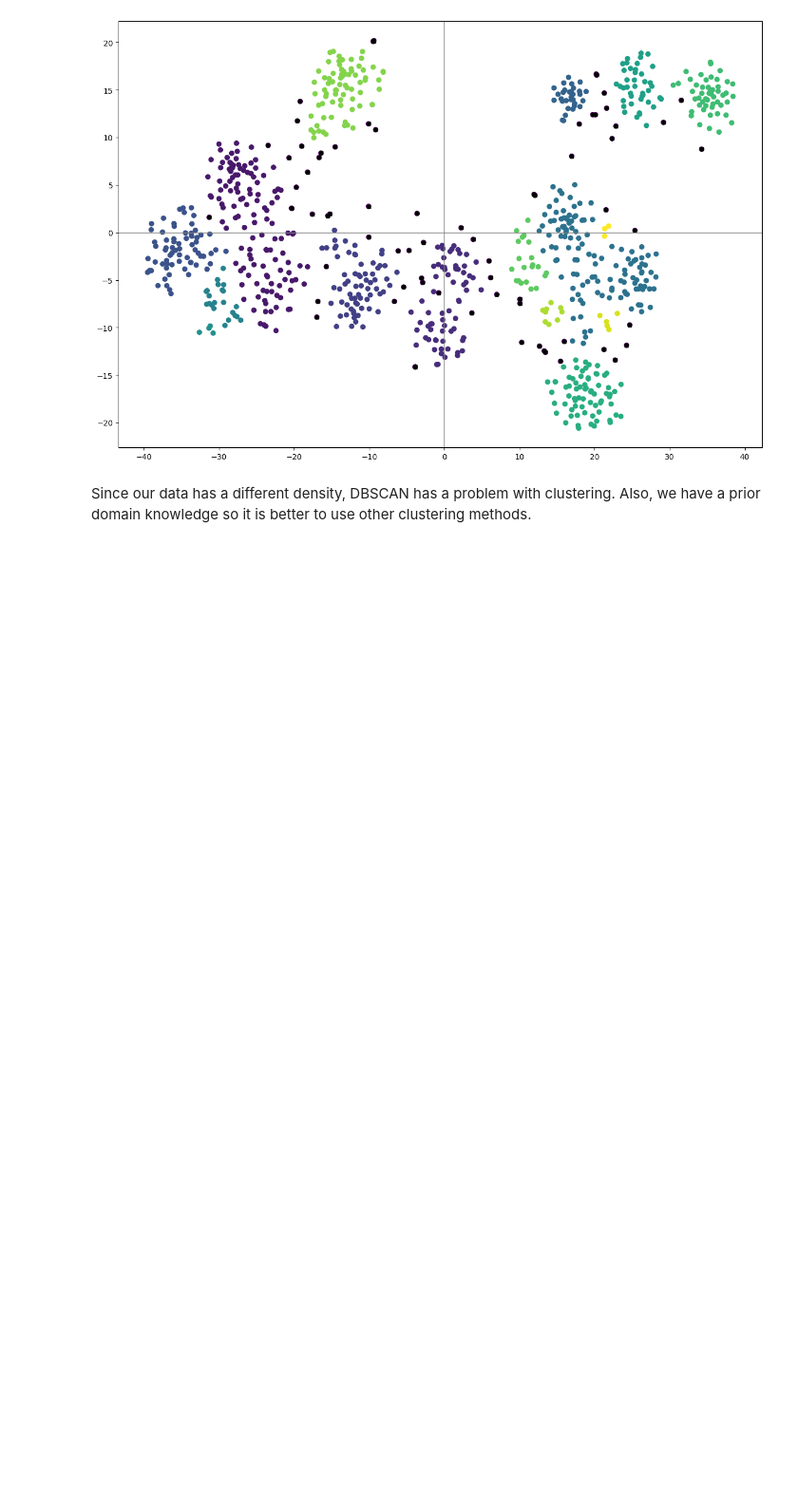
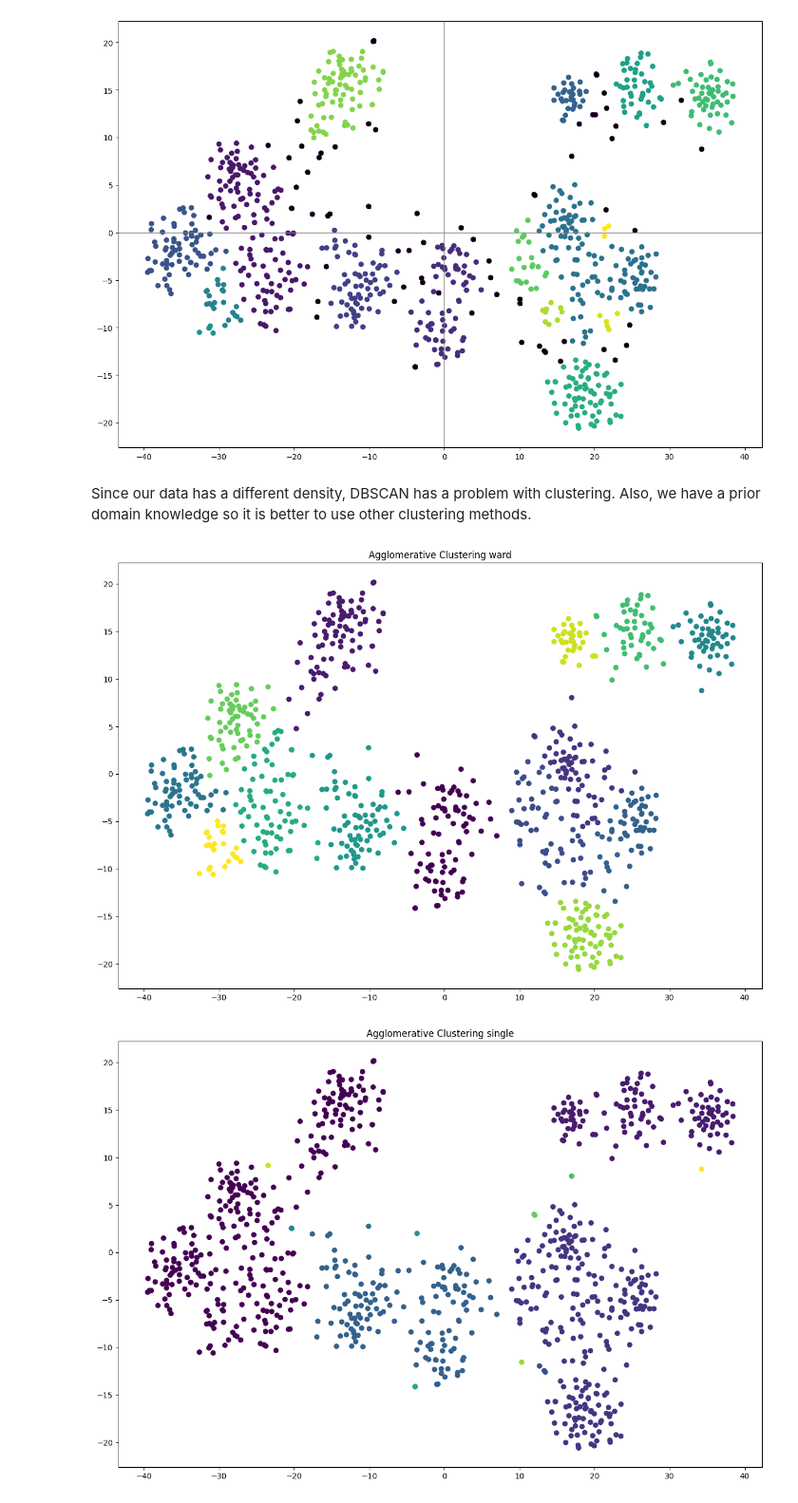
Before and after one commit to MAL-flowdemort/assignment_5, a Jupyter notebook: Candidate Test 2022 II.ipynb, the cells around one changed output. Shown at 95% size. Drawn from its saved outputs; the diff is of its cells as text; code cells hidden in the pictures; blank space fills up the shorter version.

```diff
--- a/Candidate Test 2022 II.ipynb
+++ b/Candidate Test 2022 II.ipynb
@@ -598,3 +598,39 @@ plt.show()
 [figure]
 # %% [markdown]
 Since our data has a different density, DBSCAN has a problem with clustering. Also, we have a prior domain knowledge so it is better to use other clustering methods.
+# %%
+from scipy.cluster.hierarchy import dendrogram, ward
+from sklearn.cluster import AgglomerativeClustering
+
+# linkage_array = ward(tsne_results)
+
+# plt.figure(figsize=(15, 10))
+# dendrogram(linkage_array)
+# plt.ylabel("Distance")
+# plt.show()
+
+agg = AgglomerativeClustering(n_clusters=14, linkage="ward")
+label = agg.fit_predict(tsne_results)
+
+plt.figure(figsize=(15, 10))
+plt.scatter(tsne_results[:, 0], tsne_results[:, 1], c=label, cmap="viridis")
+plt.title("Agglomerative Clustering ward")
+plt.show()
+
+agg = AgglomerativeClustering(n_clusters=14, linkage="single")
+label = agg.fit_predict(tsne_results)
+
+plt.figure(figsize=(15, 10))
+plt.scatter(tsne_results[:, 0], tsne_results[:, 1], c=label, cmap="viridis")
+plt.title("Agglomerative Clustering single")
+plt.show()
+agg = AgglomerativeClustering(n_clusters=14, linkage="complete")
+label = agg.fit_predict(tsne_results)
+
+plt.figure(figsize=(15, 10))
+plt.scatter(tsne_results[:, 0], tsne_results[:, 1], c=label, cmap="viridis")
+plt.title("Agglomerative Clustering complete")
+plt.show()
+# %% [output]
+[figure, added]
+[figure, added]
```
Also changed, not shown: parts of 4 cells of this notebook.
